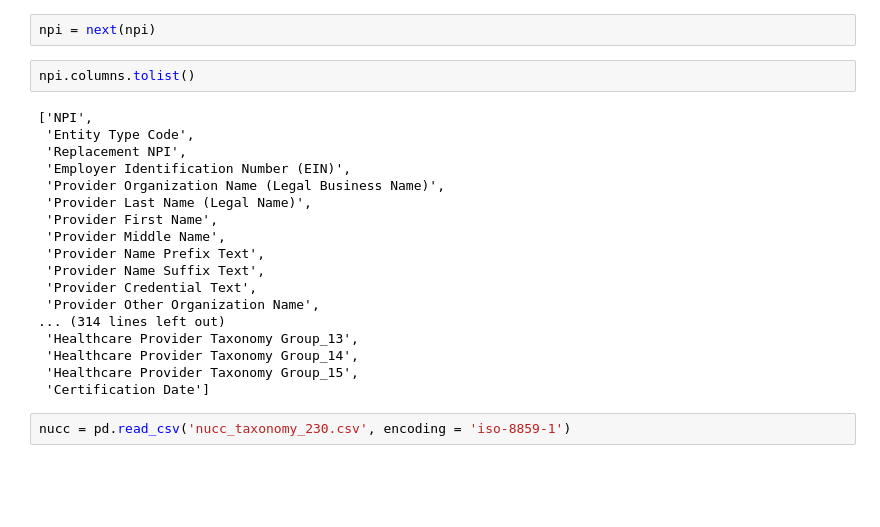
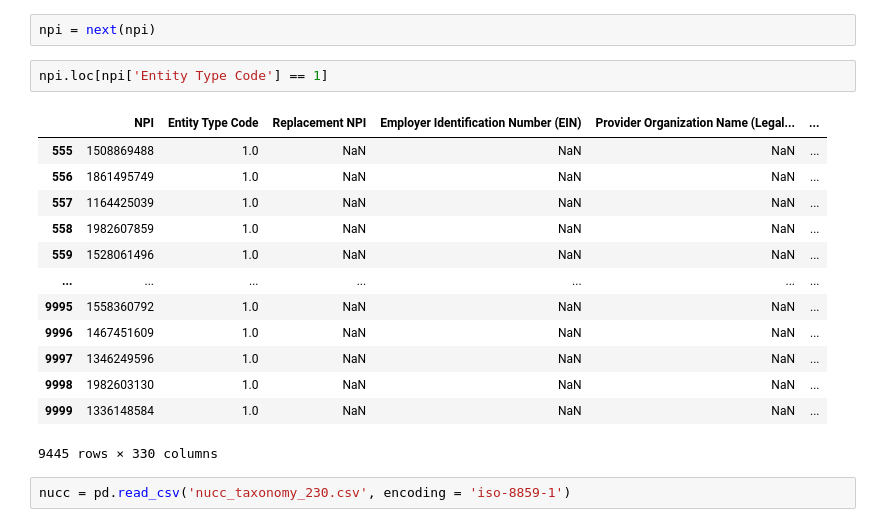
Before and after one commit to hcgreer/hop_team-team_blimp, a Jupyter notebook: hop_team.ipynb, the cells around one changed output. Cells and saved outputs as stored; diff of their text form; blank space fills up the shorter version.

```diff
--- a/hop_team.ipynb
+++ b/hop_team.ipynb
@@ -31,25 +22,21 @@ npi = pd.read_csv('npidata_pfile_20050523-20230212.csv', chunksize = 10000)
 # %%
 npi = next(npi)
 # %%
-npi.columns.tolist()
+npi.loc[npi['Entity Type Code'] == 1]
 # %% [output]
+|  | NPI | Entity Type Code | Replacement NPI | Employer Identification Number (EIN) | Provider Organization Name (Legal... | ... |
+| 555 | 1508869488 | 1.0 | NaN | NaN | NaN | ... |
+| 556 | 1861495749 | 1.0 | NaN | NaN | NaN | ... |
+| 557 | 1164425039 | 1.0 | NaN | NaN | NaN | ... |
+| 558 | 1982607859 | 1.0 | NaN | NaN | NaN | ... |
+| 559 | 1528061496 | 1.0 | NaN | NaN | NaN | ... |
+| ... | ... | ... | ... | ... | ... | ... |
+| 9995 | 1558360792 | 1.0 | NaN | NaN | NaN | ... |
+| 9996 | 1467451609 | 1.0 | NaN | NaN | NaN | ... |
+| 9997 | 1346249596 | 1.0 | NaN | NaN | NaN | ... |
+| 9998 | 1982603130 | 1.0 | NaN | NaN | NaN | ... |
+| 9999 | 1336148584 | 1.0 | NaN | NaN | NaN | ... |
-['NPI',
- 'Entity Type Code',
- 'Replacement NPI',
- 'Employer Identification Number (EIN)',
- 'Provider Organization Name (Legal Business Name)',
- 'Provider Last Name (Legal Name)',
- 'Provider First Name',
- 'Provider Middle Name',
- 'Provider Name Prefix Text',
- 'Provider Name Suffix Text',
- 'Provider Credential Text',
- 'Provider Other Organization Name',
-... (314 lines left out)
- 'Healthcare Provider Taxonomy Group_13',
- 'Healthcare Provider Taxonomy Group_14',
- 'Healthcare Provider Taxonomy Group_15',
- 'Certification Date']
+9445 rows × 330 columns
 # %%
 nucc = pd.read_csv('nucc_taxonomy_230.csv', encoding = 'iso-8859-1')
 # %%
```
Also changed, not shown: parts of 28 cells of this notebook.
